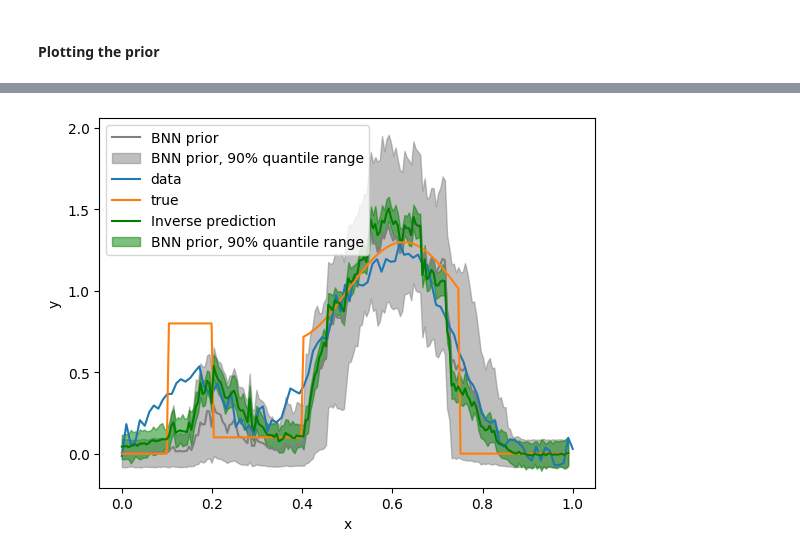
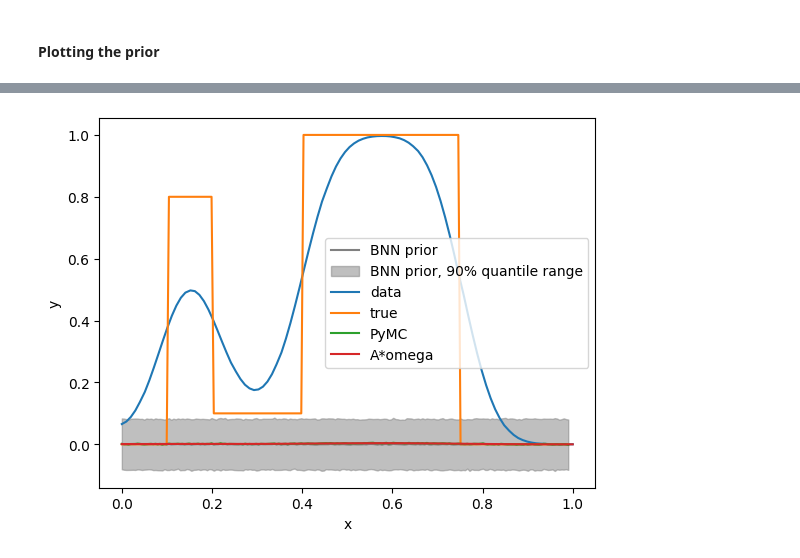
Before and after one commit to akseliekseli/Bayesian-Neural-Networks-with-Stochastic-Variational-Inference-in-Inverse-Problems, a Jupyter notebook: codes/main_mcmc.ipynb, the cells around one changed output, grey strips where cells are left out. Drawn from its saved outputs; the diff is of its cells as text; code cells hidden in the pictures.

```diff
--- a/codes/main_mcmc.ipynb
+++ b/codes/main_mcmc.ipynb
@@ -182,11 +178,11 @@ array([1.44071071e-23])
 # %%
 # Calculate mean and quantiles
-mean_preds = torch.mean(prior_bnn, axis=0).cpu()
+prior_mean = torch.mean(prior_bnn, axis=0).cpu()
 lower_quantile = torch.quantile(prior_bnn, 0.05, axis=0).cpu()
 upper_quantile = torch.quantile(prior_bnn, 0.95, axis=0).cpu()
 
 # Plot the mean prediction
-plt.plot(x, mean_preds, label='BNN')
+plt.plot(x, prior_mean, label='BNN')
 
 # Plot the quantile range as a shaded area
 plt.fill_between(x, lower_quantile, upper_quantile, color='gray', alpha=0.5, label='90% quantile range')
@@ -291,7 +225,7 @@ def neg_log_likelihood_sigma(sigma, y_data, A, x):
 
 
 res = minimize(neg_log_likelihood_without_sigma,
-                mean_preds,
+                prior_mean,
                 method='nelder-mead',
                 args=(y_data, A),
                 options={'xatol': 1e-8,
@@ -334,14 +294,13 @@ mcstat = MCMC()
 # Adding data and initializing parameters for the MCMC
 mcstat.data.add_data_set(A, y_data)
 for ii in range(n):
-    mcstat.parameters.add_model_parameter(name=f'x_{ii}', theta0=0.1, minimum=0, maximum=3)
-
+    mcstat.parameters.add_model_parameter(name=f'x_{ii}', theta0=prior_mean[ii], minimum=-0.1, maximum=3.0)
+#mcstat.parameters.add_model_parameter(name=f'sigma', theta0=0.05, minimum=0., maximum=0.1)
 
 
 mcstat.simulation_options.define_simulation_options(nsimu=3000,
-                                                    method='am',
-                                                    adaptint=20,
-                                                    burnintime=100,
+                                                    method='dram',
+                                                    burnin_scale=1000,
                                                     verbosity=1,
                                                     waitbar=1)
 
@@ -349,15 +308,16 @@ def ssfun(x, data):
     'Derived using pen and paper'
     A = data.xdata[0].reshape(100,200)
     y_data = data.ydata[0]
+
     n = len(x)
     x = x.reshape(-1,1)
-    residual =  y_data - model(A, x)
-    return  1/2*sum(residual**2)
+    return  np.exp(-negative_log_posterior(x, A, y_data))
 
 def log_prior(params, a, b):
     # Evaluate the KDE log density for the parameter vector
     log_prob = prior(params.reshape(-1, 1))
-    return np.sum(log_prob)
+
+    return log_prob
 
 
 mcstat.model_settings.define_model_settings(sos_function=ssfun,
@@ -387,3 +428,6 @@ adjusted covariance matrix
+# %%
+# Extract posterior means
+posterior_means = trace.posterior['beta'].mean(dim=['chain', 'draw']).values
 # %%
 posterior_samples = results['chain']
 plt.plot(posterior_samples[:,10:20])
@@ -399,26 +438,28 @@ plt.plot(mean_omega)
 # %%
-plt.plot(x, mean_preds, color='gray', label='BNN prior')
+lower_quantile_omega = np.quantile(posterior_samples, q=0.40, axis=0)
+upper_quantile_omega = np.quantile(posterior_samples, q=0.60, axis=0)
+
+plt.plot(x, prior_mean, color='gray', label='BNN prior')
 # Plot the quantile range as a shaded area
 plt.fill_between(x, lower_quantile, upper_quantile, color='gray', alpha=0.5, label='BNN prior, 90% quantile range')
 
 # Plot the true data and the true function
-plt.plot(t, y_data.cpu(), label='data')
+plt.plot(t, y_data, label='data')
 plt.plot(x, f, label='true')
 
-#plt.plot(t, torch.mean(preds_inverse.cpu(), axis=0), label='Inverse prediction')
-plt.plot(x, mean_omega, color='g', label='Inverse prediction')
-plt.fill_between(x, lower_quantile_omega, upper_quantile_omega, color='g', alpha=0.5, label='BNN prior, 90% quantile range')
+#plt.plot(x, np.mean(posterior_samples, axis=0), label='pymcmcstat')
+plt.plot(x, posterior_means, label='PyMC')
+#plt.fill_between(x, lower_quantile_omega, upper_quantile_omega, color='g', alpha=0.5, label='Solution, 90% quantile range')
 
-# Plot the mean prediction
-
-
+plt.plot(t, A@posterior_means, label='A*omega')
+#plt.plot(t, A@f)
 
 # Add labels and legend
 plt.xlabel('x')
 plt.ylabel('y')
 plt.legend()
 
 # Show the plot
 plt.show()
 # %% [output]
-[figure, old version]
+[figure, new version]
```
Also changed, not shown: parts of 19 cells of this notebook, 4 other files.
